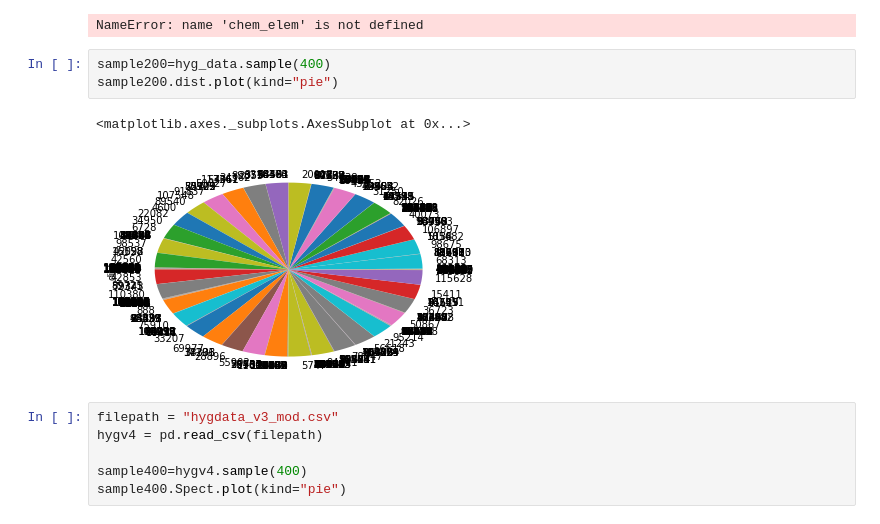
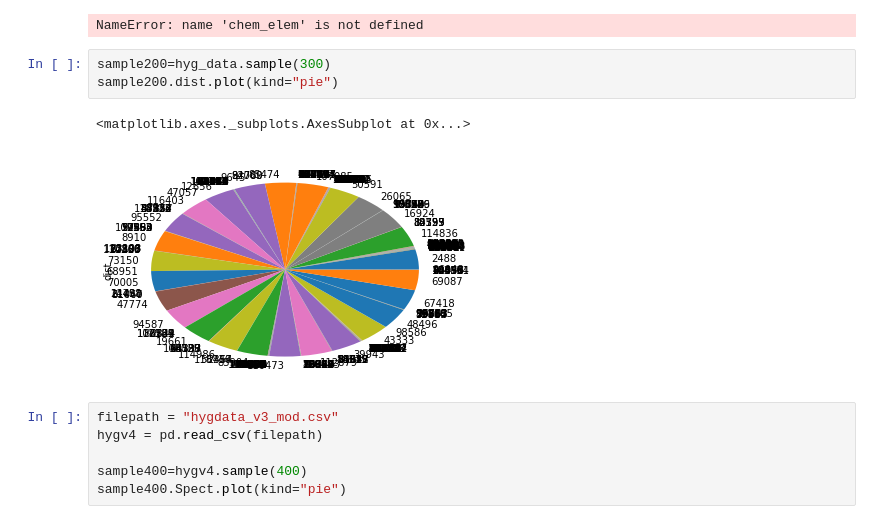
Before and after one commit to FlimEden/code1161base, a Jupyter notebook: dataset/Present.ipynb, the cells around one changed output. Cells and saved outputs as stored; diff of their text form.

```diff
--- a/dataset/Present.ipynb
+++ b/dataset/Present.ipynb
@@ -121,11 +121,11 @@ row_iron
 # %% [output]
 NameError: name 'chem_elem' is not defined
 # %%
-sample200=hyg_data.sample(400)
+sample200=hyg_data.sample(300)
 sample200.dist.plot(kind="pie")
 # %% [output]
 <matplotlib.axes._subplots.AxesSubplot at 0x...>
-[figure, old version]
+[figure, new version]
 # %%
 filepath = "hygdata_v3_mod.csv"
 hygv4 = pd.read_csv(filepath)
```
